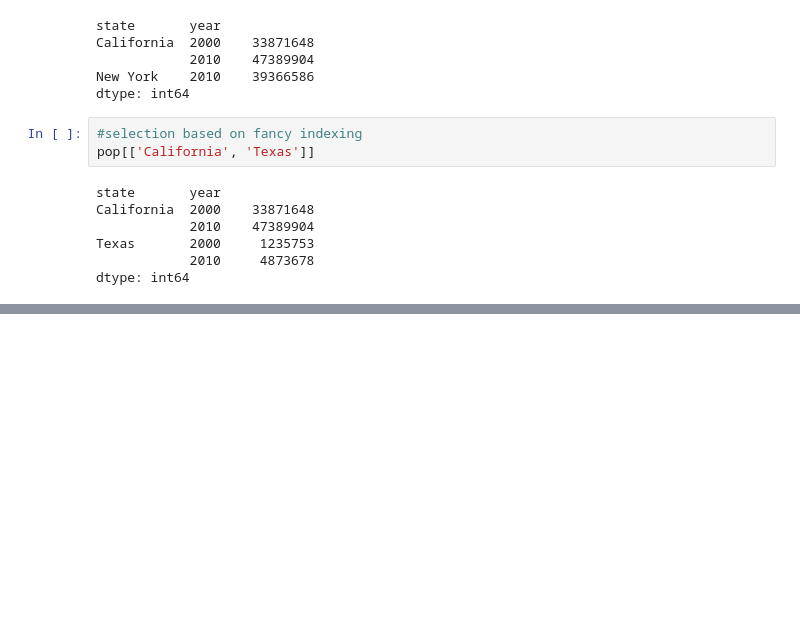
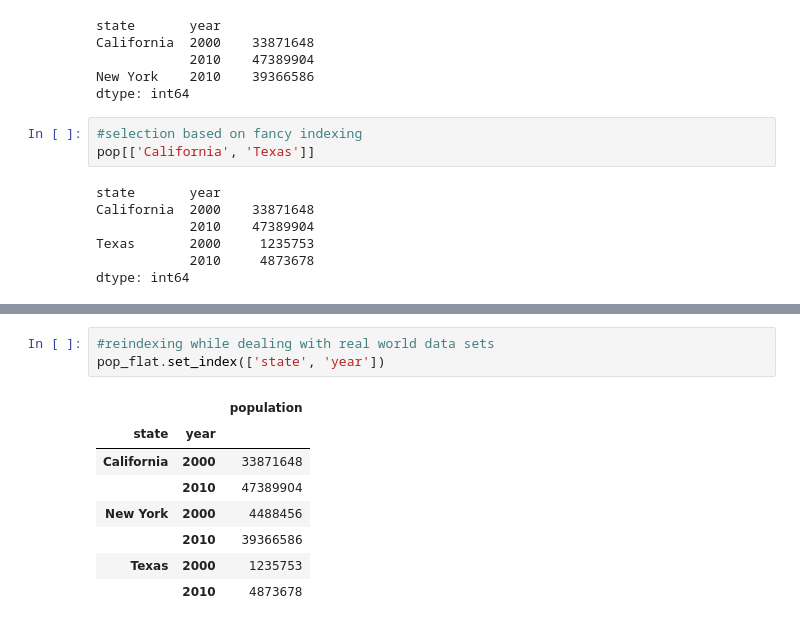
Before and after one commit to WanjikuMac/Python-Studies, a Jupyter notebook: DS_Concepts/hierarchical_indexing.ipynb, the cells around one changed output, grey strips where cells are left out. Cells and saved outputs as stored; diff of their text form; blank space fills up the shorter version.

```diff
--- a/DS_Concepts/hierarchical_indexing.ipynb
+++ b/DS_Concepts/hierarchical_indexing.ipynb
@@ -318,0 +393,12 @@ health_data.loc[idx[:, 1], idx[:, 'HR']]
+# %%
+#reindexing while dealing with real world data sets
+pop_flat.set_index(['state', 'year'])
+# %% [output]
+|  |  | population |
+| state | year |  |
+| California | 2000 | 33871648 |
+|  | 2010 | 47389904 |
+| New York | 2000 | 4488456 |
+|  | 2010 | 39366586 |
+| Texas | 2000 | 1235753 |
+|  | 2010 | 4873678 |
```
Also changed, not shown: parts of 18 cells of this notebook.
